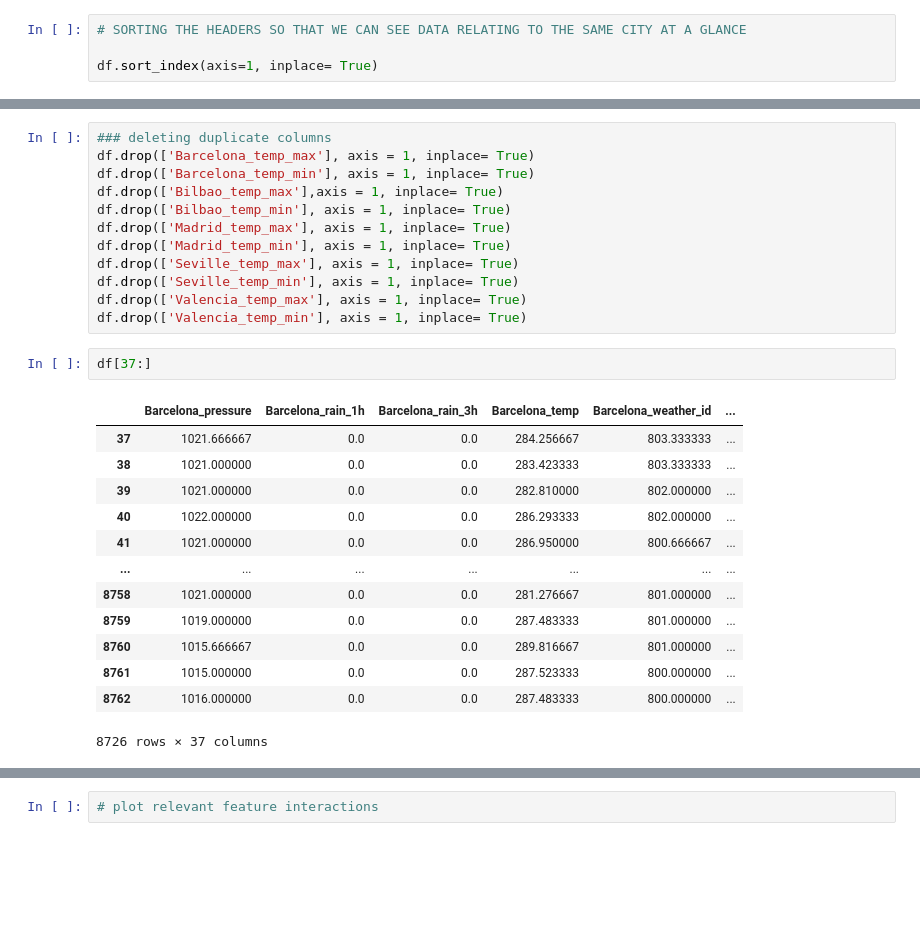
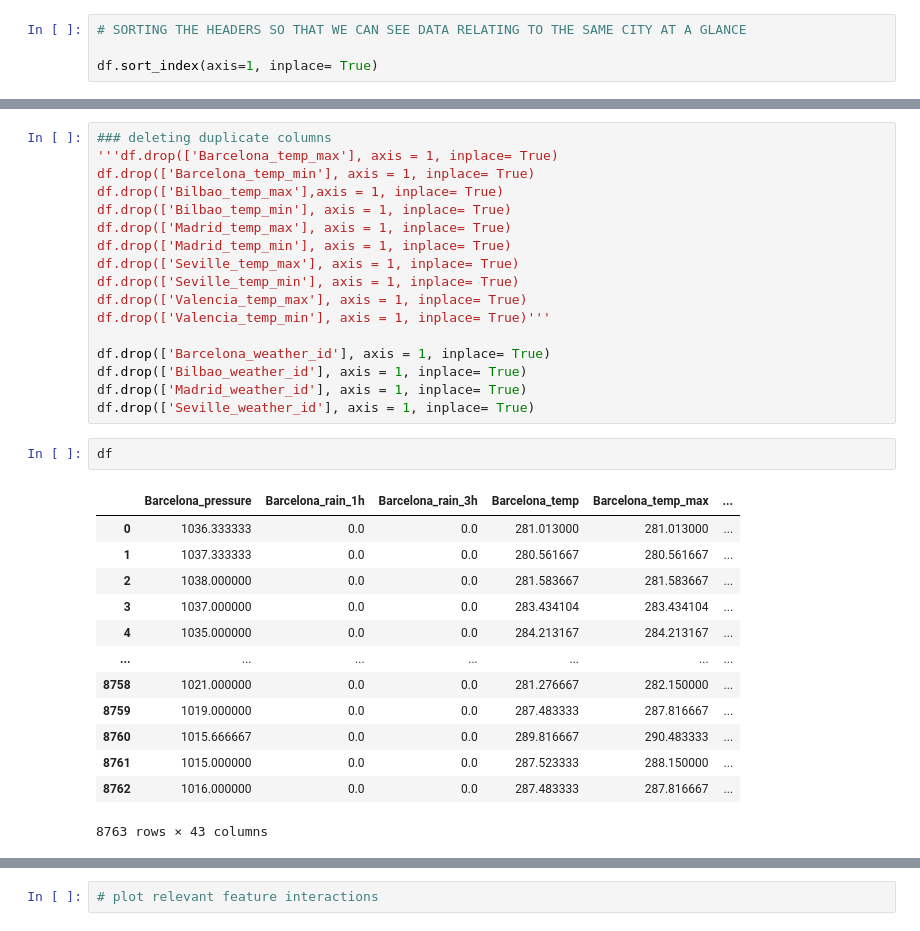
Before and after one commit to muheezokunade/-2207ACDS_TeamNM1, a Jupyter notebook: starter-notebook.ipynb, the cells around one changed output, grey strips where cells are left out. Cells and saved outputs as stored; diff of their text form; blank space fills up the shorter version.

```diff
--- a/starter-notebook.ipynb
+++ b/starter-notebook.ipynb
@@ -226,6 +242,6 @@ df.sort_index(axis=1, inplace= True)
 # %%
 ### deleting duplicate columns
-df.drop(['Barcelona_temp_max'], axis = 1, inplace= True)
+'''df.drop(['Barcelona_temp_max'], axis = 1, inplace= True)
 df.drop(['Barcelona_temp_min'], axis = 1, inplace= True)
 df.drop(['Bilbao_temp_max'],axis = 1, inplace= True)
 df.drop(['Bilbao_temp_min'], axis = 1, inplace= True)
@@ -234,20 +250,25 @@ df.drop(['Madrid_temp_min'], axis = 1, inplace= True)
 df.drop(['Seville_temp_max'], axis = 1, inplace= True)
 df.drop(['Seville_temp_min'], axis = 1, inplace= True)
 df.drop(['Valencia_temp_max'], axis = 1, inplace= True)
-df.drop(['Valencia_temp_min'], axis = 1, inplace= True)
+df.drop(['Valencia_temp_min'], axis = 1, inplace= True)'''
+
+df.drop(['Barcelona_weather_id'], axis = 1, inplace= True)
+df.drop(['Bilbao_weather_id'], axis = 1, inplace= True)
+df.drop(['Madrid_weather_id'], axis = 1, inplace= True)
+df.drop(['Seville_weather_id'], axis = 1, inplace= True)
 # %%
-df[37:]
+df
 # %% [output]
-|  | Barcelona_pressure | Barcelona_rain_1h | Barcelona_rain_3h | Barcelona_temp | Barcelona_weather_id | ... |
-| 37 | 1021.666667 | 0.0 | 0.0 | 284.256667 | 803.333333 | ... |
-| 38 | 1021.000000 | 0.0 | 0.0 | 283.423333 | 803.333333 | ... |
-| 39 | 1021.000000 | 0.0 | 0.0 | 282.810000 | 802.000000 | ... |
-| 40 | 1022.000000 | 0.0 | 0.0 | 286.293333 | 802.000000 | ... |
-| 41 | 1021.000000 | 0.0 | 0.0 | 286.950000 | 800.666667 | ... |
+|  | Barcelona_pressure | Barcelona_rain_1h | Barcelona_rain_3h | Barcelona_temp | Barcelona_temp_max | ... |
+| 0 | 1036.333333 | 0.0 | 0.0 | 281.013000 | 281.013000 | ... |
+| 1 | 1037.333333 | 0.0 | 0.0 | 280.561667 | 280.561667 | ... |
+| 2 | 1038.000000 | 0.0 | 0.0 | 281.583667 | 281.583667 | ... |
+| 3 | 1037.000000 | 0.0 | 0.0 | 283.434104 | 283.434104 | ... |
+| 4 | 1035.000000 | 0.0 | 0.0 | 284.213167 | 284.213167 | ... |
 | ... | ... | ... | ... | ... | ... | ... |
-| 8758 | 1021.000000 | 0.0 | 0.0 | 281.276667 | 801.000000 | ... |
-| 8759 | 1019.000000 | 0.0 | 0.0 | 287.483333 | 801.000000 | ... |
-| 8760 | 1015.666667 | 0.0 | 0.0 | 289.816667 | 801.000000 | ... |
-| 8761 | 1015.000000 | 0.0 | 0.0 | 287.523333 | 800.000000 | ... |
-| 8762 | 1016.000000 | 0.0 | 0.0 | 287.483333 | 800.000000 | ... |
+| 8758 | 1021.000000 | 0.0 | 0.0 | 281.276667 | 282.150000 | ... |
+| 8759 | 1019.000000 | 0.0 | 0.0 | 287.483333 | 287.816667 | ... |
+| 8760 | 1015.666667 | 0.0 | 0.0 | 289.816667 | 290.483333 | ... |
+| 8761 | 1015.000000 | 0.0 | 0.0 | 287.523333 | 288.150000 | ... |
+| 8762 | 1016.000000 | 0.0 | 0.0 | 287.483333 | 287.816667 | ... |
-8726 rows × 37 columns
+8763 rows × 43 columns
```
Also changed, not shown: parts of 40 cells of this notebook.
